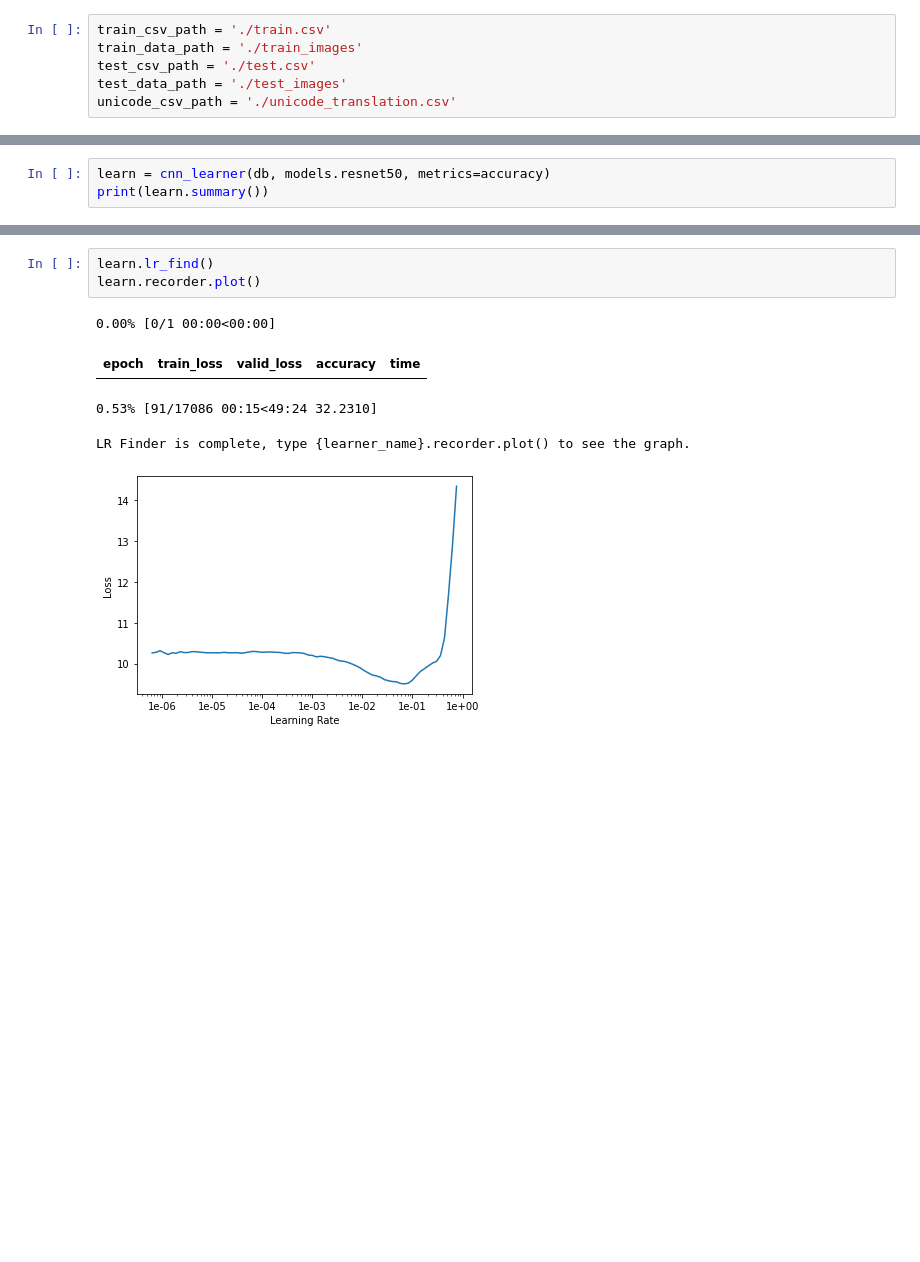
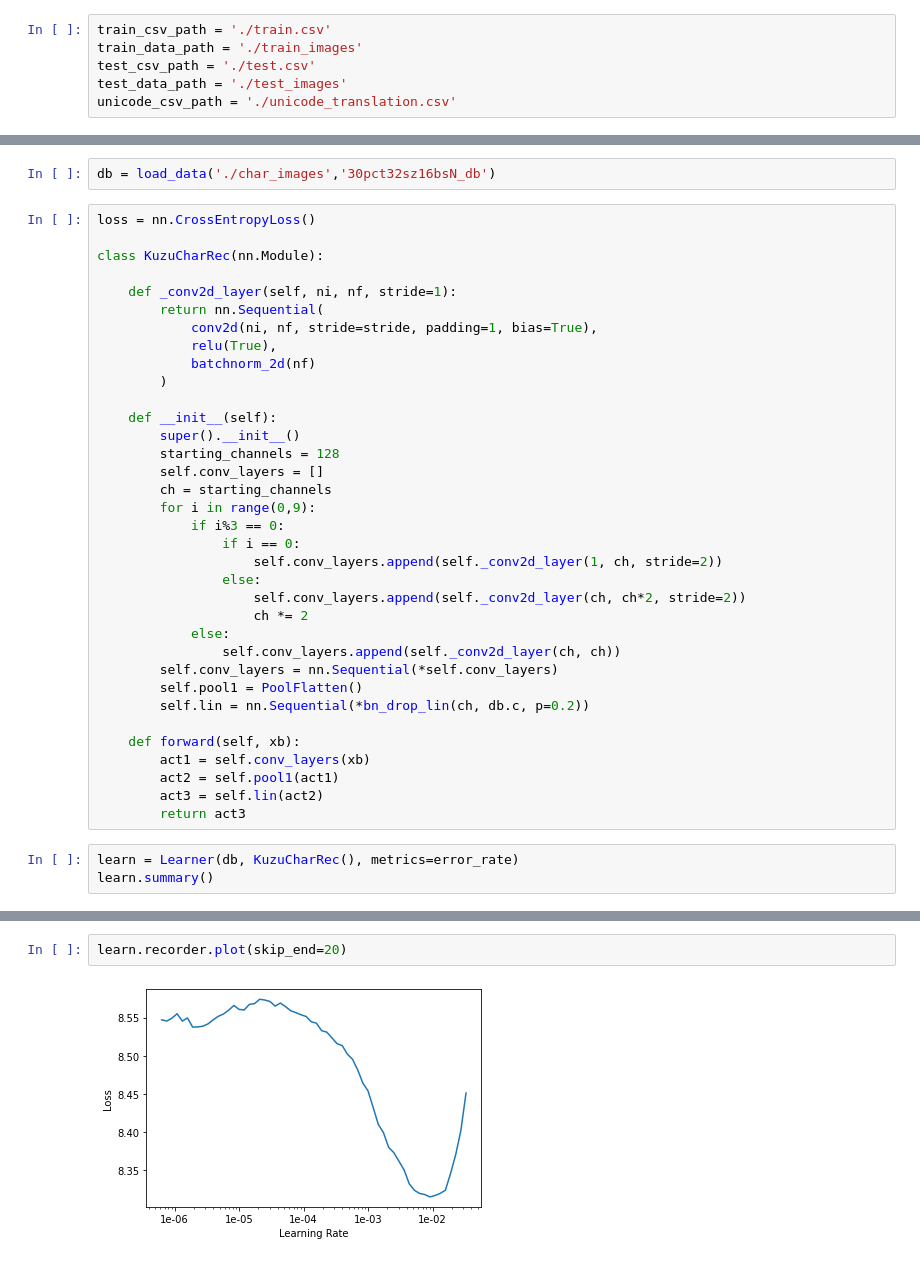
Before and after one commit to abcde13/KuzushijiRecognizer, a Jupyter notebook: character_recognizer_v2.ipynb, the cells around one changed output, grey strips where cells are left out. Drawn from its saved outputs; the diff is of its cells as text; blank space fills up the shorter version.

```diff
--- a/character_recognizer_v2.ipynb
+++ b/character_recognizer_v2.ipynb
@@ -38,4 +49,41 @@ db.show_batch(rows=1)
+# %%
+db = load_data('./char_images','30pct32sz16bsN_db')
+# %%
+loss = nn.CrossEntropyLoss()
+
+class KuzuCharRec(nn.Module):
+
+    def _conv2d_layer(self, ni, nf, stride=1):
+        return nn.Sequential(
+            conv2d(ni, nf, stride=stride, padding=1, bias=True),
+            relu(True),
+            batchnorm_2d(nf)
+        )
+
+    def __init__(self):
+        super().__init__()
+        starting_channels = 128
+        self.conv_layers = []
+        ch = starting_channels
+        for i in range(0,9):
+            if i%3 == 0:
+                if i == 0:
+                    self.conv_layers.append(self._conv2d_layer(1, ch, stride=2))
+                else:
+                    self.conv_layers.append(self._conv2d_layer(ch, ch*2, stride=2))
+                    ch *= 2
+            else:
+                self.conv_layers.append(self._conv2d_layer(ch, ch))
+        self.conv_layers = nn.Sequential(*self.conv_layers)
+        self.pool1 = PoolFlatten()
+        self.lin = nn.Sequential(*bn_drop_lin(ch, db.c, p=0.2))
+
+    def forward(self, xb):
+        act1 = self.conv_layers(xb)
+        act2 = self.pool1(act1)
+        act3 = self.lin(act2)
+        return act3
 # %%
-learn = cnn_learner(db, models.resnet50, metrics=accuracy)
-print(learn.summary())
+learn = Learner(db, KuzuCharRec(), metrics=error_rate)
+learn.summary()
 # %% [output]
@@ -59,9 +135,4 @@ Callbacks functions applied
 # %%
-learn.lr_find()
-learn.recorder.plot()
+learn.recorder.plot(skip_end=20)
 # %% [output]
-0.00% [0/1 00:00<00:00]
-| epoch | train_loss | valid_loss | accuracy | time |
-0.53% [91/17086 00:15<49:24 32.2310]
-LR Finder is complete, type {learner_name}.recorder.plot() to see the graph.
-[figure, old version]
+[figure, new version]
```
Also changed, not shown: parts of 28 cells of this notebook, 6 other files.
